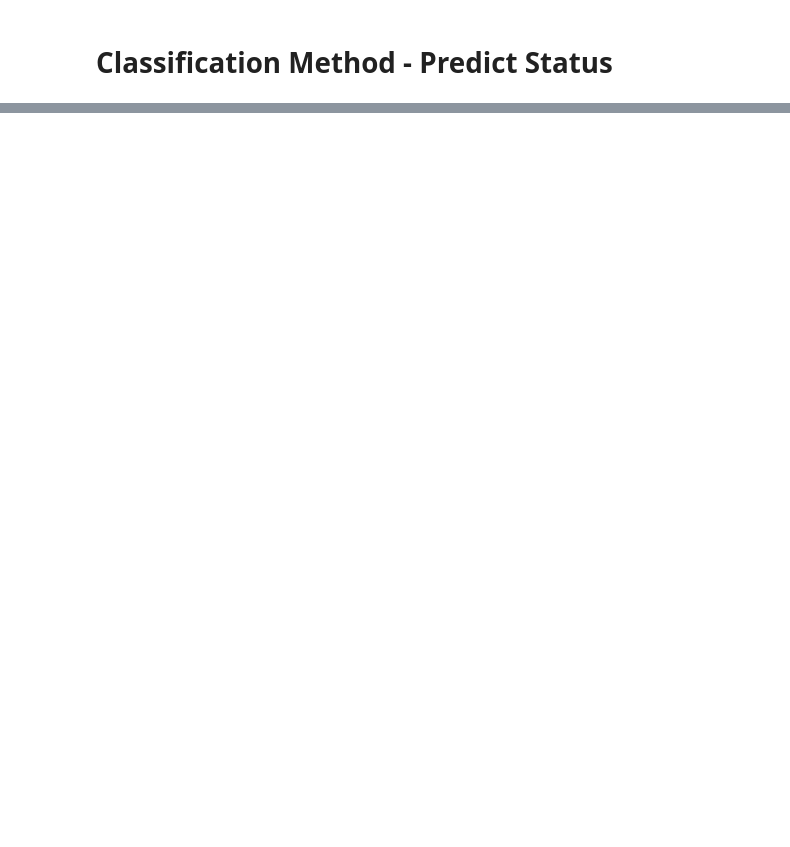
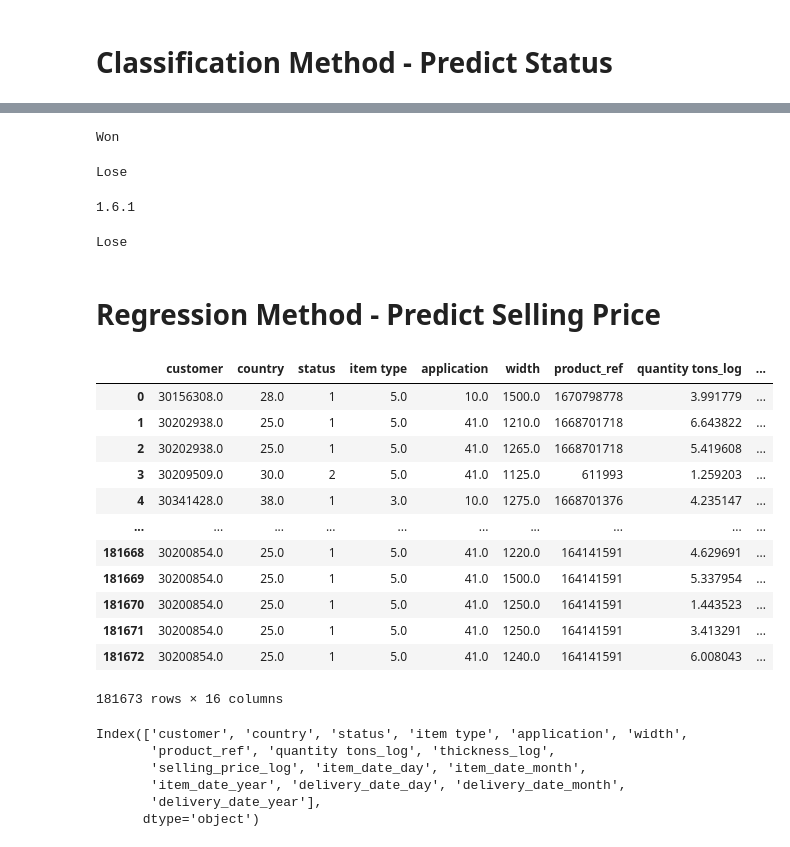
Before and after one commit to virenemmanuel/Industrial-Copper-Modeling, a Jupyter notebook: industrial_copper_modeling.ipynb, the cells around one changed output, grey strips where cells are left out. Saved outputs shown, nothing was run; the diff lists cells and outputs as text; code cells hidden in the pictures; blank space fills up the shorter version.

Commit message:
save classification & regression model by using pikle

```diff
--- a/industrial_copper_modeling.ipynb
+++ b/industrial_copper_modeling.ipynb
@@ -977,0 +1022,25 @@ print(df['delivery date_1'].nunique())
+# %%
+# Will pass the user data manually to checkthe prediction of status are in our model
+
+user_data = np.array([[30153963, 30, 6, 28, 952, 628377, 5.9, -0.96, 6.46, 1,4,2021,1,1,2021]])
+y_p = model.predict(user_data)
+if y_p[0] == 1:
+    print('Won')
+else:
+    print('Lose')
+# %% [output]
+Won
+# %%
+user_data = np.array([[30223403, 78, 5, 10, 1500, 1668701718, 2.2, 0, 7.13, 1,4,2021,1,7,2021]])
+y_p = model.predict(user_data)
+if y_p[0] == 1:
+    print('Won')
+else:
+    print("Lose")
+# %% [output]
+Lose
+# %%
+import sklearn
+print(sklearn.__version__)
+# %% [output]
+1.6.1
@@ -977,0 +1058,16 @@ print(df['delivery date_1'].nunique())
+# %%
+# load pickle model to predict the status (like Trained brain).
+
+with open('C:/Users/viren/OneDrive/Desktop/IIT-MADARAS(GUVI)/Industrial Copper Modeling/Industrial-Copper-Modeling/classification_model.pkl', 'rb') as f:
+    model = pickle.load(f)
+
+user_data=np.array([[30223403, 78, 5, 10, 1500, 1668701718, 2.2, 0, 7.13, 1,4,2021,1,7,2021]])
+y_p = model.predict(user_data)
+if y_p[0] == 1:
+    print('Won')
+else:
+    print('Lose')
+# %% [output]
+Lose
+# %% [markdown]
+# Regression Method - Predict Selling Price
@@ -977,0 +1085,25 @@ print(df['delivery date_1'].nunique())
+# %%
+df_final
+# %% [output]
+|  | customer | country | status | item type | application | width | product_ref | quantity tons_log | ... |
+| 0 | 30156308.0 | 28.0 | 1 | 5.0 | 10.0 | 1500.0 | 1670798778 | 3.991779 | ... |
+| 1 | 30202938.0 | 25.0 | 1 | 5.0 | 41.0 | 1210.0 | 1668701718 | 6.643822 | ... |
+| 2 | 30202938.0 | 25.0 | 1 | 5.0 | 41.0 | 1265.0 | 1668701718 | 5.419608 | ... |
+| 3 | 30209509.0 | 30.0 | 2 | 5.0 | 41.0 | 1125.0 | 611993 | 1.259203 | ... |
+| 4 | 30341428.0 | 38.0 | 1 | 3.0 | 10.0 | 1275.0 | 1668701376 | 4.235147 | ... |
+| ... | ... | ... | ... | ... | ... | ... | ... | ... | ... |
+| 181668 | 30200854.0 | 25.0 | 1 | 5.0 | 41.0 | 1220.0 | 164141591 | 4.629691 | ... |
+| 181669 | 30200854.0 | 25.0 | 1 | 5.0 | 41.0 | 1500.0 | 164141591 | 5.337954 | ... |
+| 181670 | 30200854.0 | 25.0 | 1 | 5.0 | 41.0 | 1250.0 | 164141591 | 1.443523 | ... |
+| 181671 | 30200854.0 | 25.0 | 1 | 5.0 | 41.0 | 1250.0 | 164141591 | 3.413291 | ... |
+| 181672 | 30200854.0 | 25.0 | 1 | 5.0 | 41.0 | 1240.0 | 164141591 | 6.008043 | ... |
+181673 rows × 16 columns
+# %%
+df_final.columns
+# %% [output]
+Index(['customer', 'country', 'status', 'item type', 'application', 'width',
+       'product_ref', 'quantity tons_log', 'thickness_log',
+       'selling_price_log', 'item_date_day', 'item_date_month',
+       'item_date_year', 'delivery_date_day', 'delivery_date_month',
+       'delivery_date_year'],
+      dtype='object')
```
Also changed, not shown: parts of 161 cells of this notebook.
